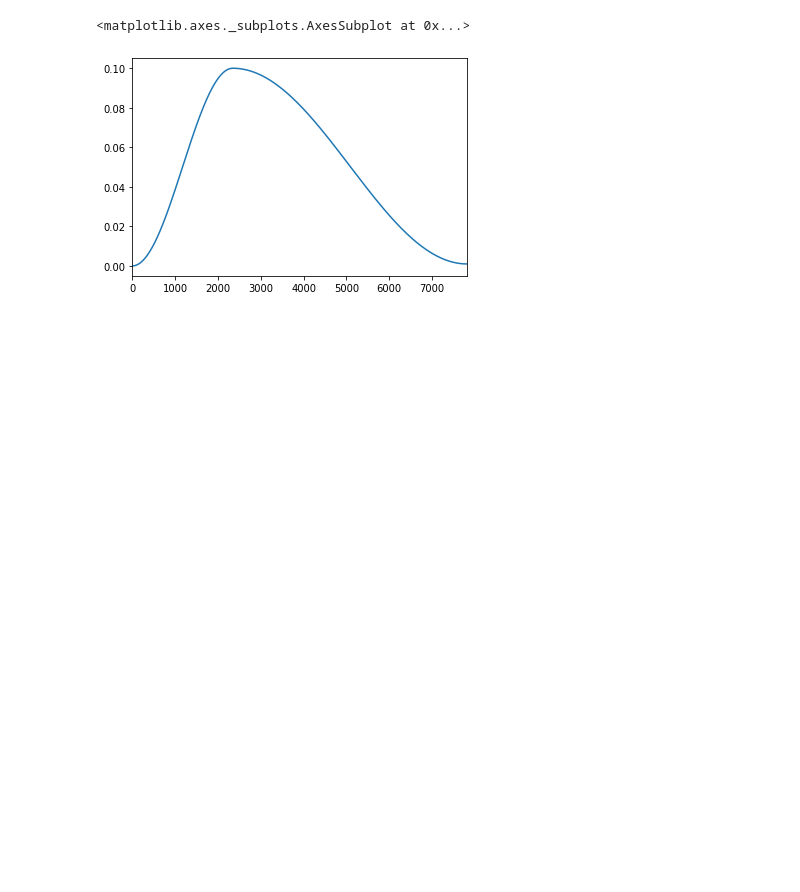
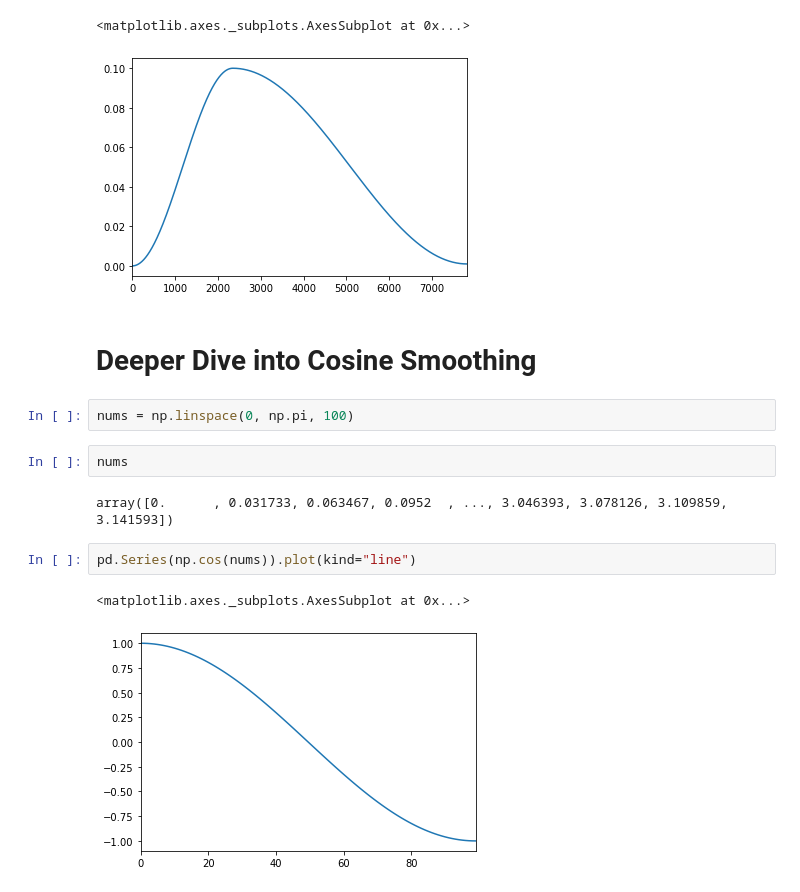
Before and after one commit to rforgione/fastai-part2, a Jupyter notebook: nbs/01_lesson2.ipynb, the cells around one changed output. Drawn from its saved outputs; the diff is of its cells as text; blank space fills up the shorter version.

Commit message:
add expansion on cosine smoothing

```diff
--- a/nbs/01_lesson2.ipynb
+++ b/nbs/01_lesson2.ipynb
@@ -906,3 +906,16 @@ pd.Series(lrs).plot()
 # %% [output]
 <matplotlib.axes._subplots.AxesSubplot at 0x...>
 [figure]
+# %% [markdown]
+# Deeper Dive into Cosine Smoothing
+# %%
+nums = np.linspace(0, np.pi, 100)
+# %%
+nums
+# %% [output]
+array([0.      , 0.031733, 0.063467, 0.0952  , ..., 3.046393, 3.078126, 3.109859, 3.141593])
+# %%
+pd.Series(np.cos(nums)).plot(kind="line")
+# %% [output]
+<matplotlib.axes._subplots.AxesSubplot at 0x...>
+[figure, added]
```
Also changed, not shown: parts of 9 cells of this notebook.
